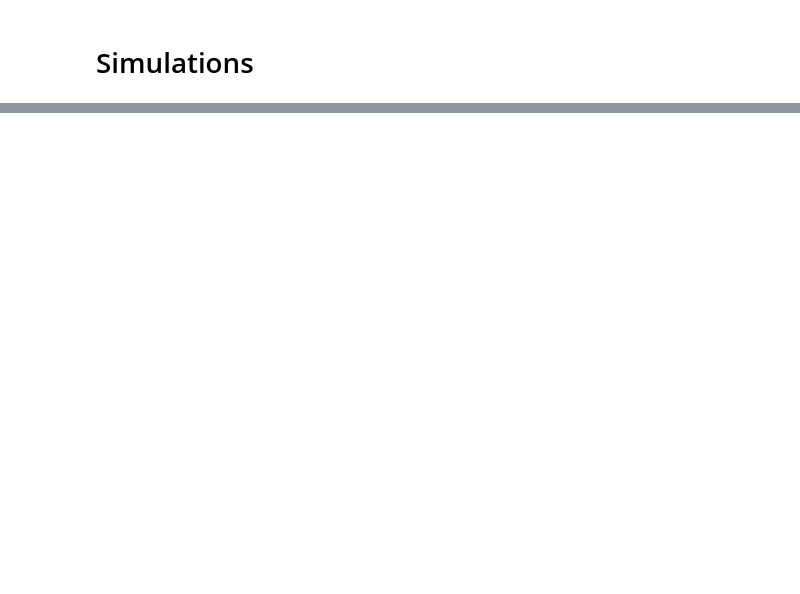
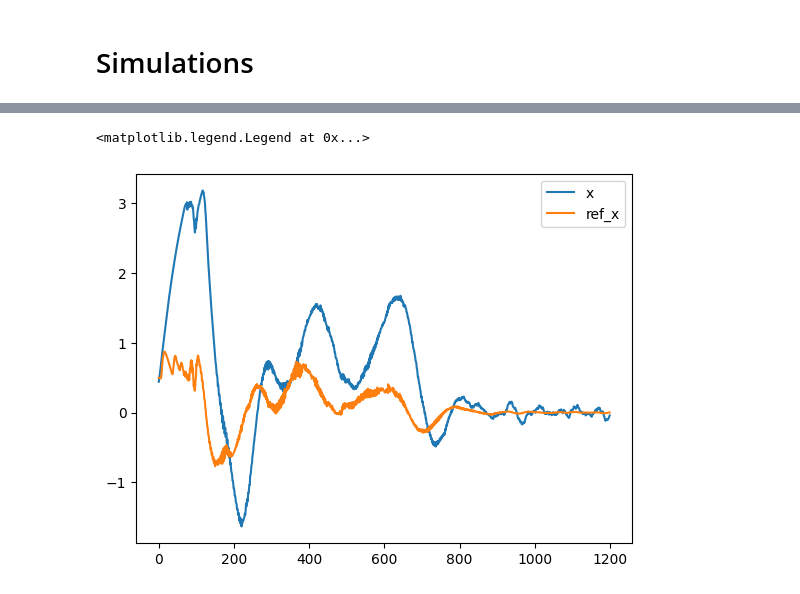
Before and after one commit to Nefasto1/CPS_Project, a Jupyter notebook: Prova.ipynb, the cells around one changed output, grey strips where cells are left out. Saved outputs shown, nothing was run; the diff lists cells and outputs as text; code cells hidden in the pictures; blank space fills up the shorter version.

```diff
--- a/Prova.ipynb
+++ b/Prova.ipynb
@@ -146,0 +191,10 @@ draw_trajectories(obstacles, start, targets, states, target_list)
+# %%
+ref_x, ref_y = reference_list * np.cos(theta_list), reference_list * np.sin(theta_list),
+# %%
+import matplotlib.pyplot as plt
+plt.plot(np.arange(u_list.shape[1]), u_list.mean(0)[:, 0], label="x")
+plt.plot(np.arange(u_list.shape[1]), ref_x.mean(0), label="ref_x")
+plt.legend()
+# %% [output]
+<matplotlib.legend.Legend at 0x...>
+[figure, added]
```
Also changed, not shown: parts of 27 cells of this notebook, 5 other files.
